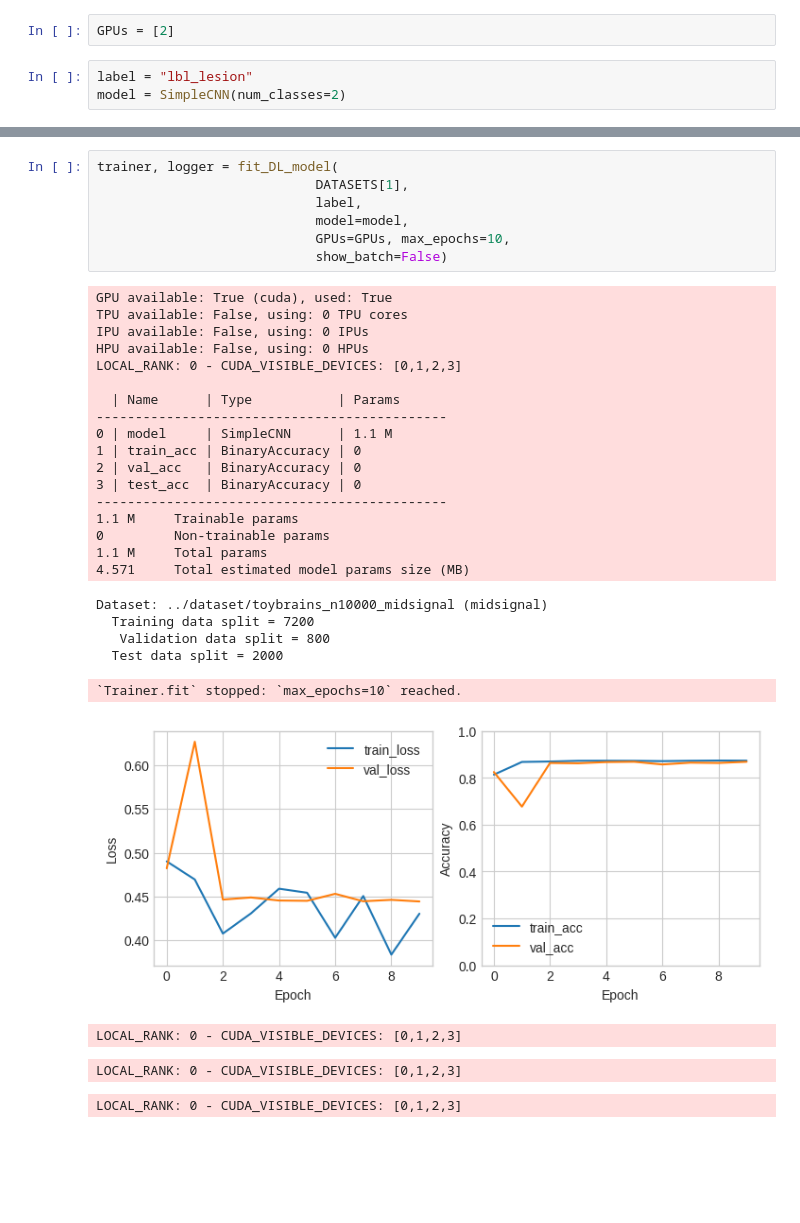
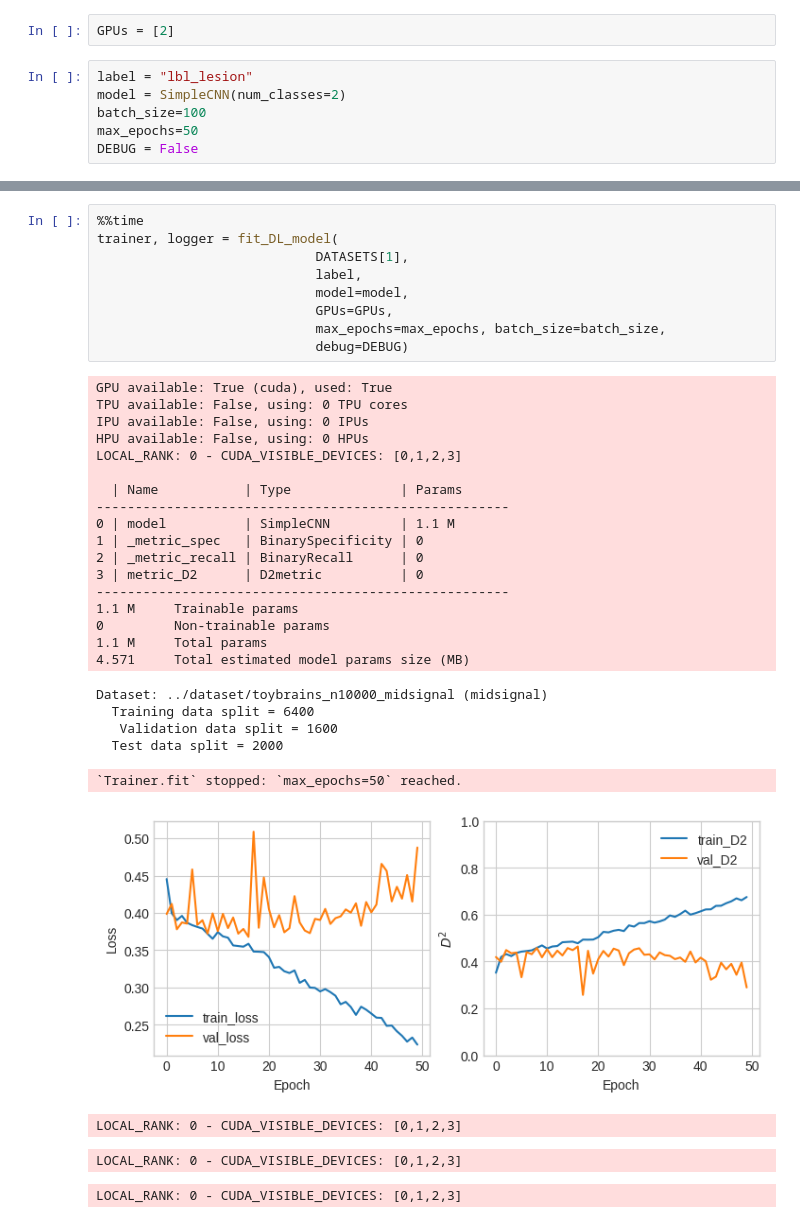
Before and after one commit to RoshanRane/toybrains, a Jupyter notebook: analysis/supervised_learning.ipynb, the cells around one changed output, grey strips where cells are left out. Drawn from its saved outputs; the diff is of its cells as text; blank space fills up the shorter version.

Commit message:
supervised: implemented D2 metric, fixed logit bug

```diff
--- a/analysis/supervised_learning.ipynb
+++ b/analysis/supervised_learning.ipynb
@@ -85,4 +79,7 @@ GPUs = [2]
 # %%
 label = "lbl_lesion"
 model = SimpleCNN(num_classes=2)
+batch_size=100
+max_epochs=50
+DEBUG = False
 # %%
@@ -125,34 +127,36 @@ Train Acc 95.58 | Val Acc 95.38 | Test Acc 96.05
 # %%
+%%time
 trainer, logger = fit_DL_model(
                             DATASETS[1],
                             label,
                             model=model,
-                            GPUs=GPUs, max_epochs=10,
-                            show_batch=False)
+                            GPUs=GPUs,
+                            max_epochs=max_epochs, batch_size=batch_size,
+                            debug=DEBUG)
 # %% [output]
 GPU available: True (cuda), used: True
 TPU available: False, using: 0 TPU cores
 IPU available: False, using: 0 IPUs
 HPU available: False, using: 0 HPUs
 LOCAL_RANK: 0 - CUDA_VISIBLE_DEVICES: [0,1,2,3]
 
-  | Name      | Type           | Params
----------------------------------------------
-0 | model     | SimpleCNN      | 1.1 M
-1 | train_acc | BinaryAccuracy | 0
-2 | val_acc   | BinaryAccuracy | 0
-3 | test_acc  | BinaryAccuracy | 0
----------------------------------------------
+  | Name           | Type              | Params
+-----------------------------------------------------
+0 | model          | SimpleCNN         | 1.1 M
+1 | _metric_spec   | BinarySpecificity | 0
+2 | _metric_recall | BinaryRecall      | 0
+3 | metric_D2      | D2metric          | 0
+-----------------------------------------------------
 1.1 M     Trainable params
 0         Non-trainable params
 1.1 M     Total params
 4.571     Total estimated model params size (MB)
 Dataset: ../dataset/toybrains_n10000_midsignal (midsignal)
-  Training data split = 7200
-   Validation data split = 800
+  Training data split = 6400
+   Validation data split = 1600
   Test data split = 2000
-`Trainer.fit` stopped: `max_epochs=10` reached.
+`Trainer.fit` stopped: `max_epochs=50` reached.
-[figure, old version]
+[figure, new version]
 LOCAL_RANK: 0 - CUDA_VISIBLE_DEVICES: [0,1,2,3]
 LOCAL_RANK: 0 - CUDA_VISIBLE_DEVICES: [0,1,2,3]
 LOCAL_RANK: 0 - CUDA_VISIBLE_DEVICES: [0,1,2,3]
```
Also changed, not shown: parts of 5 cells of this notebook, 4 other files.
